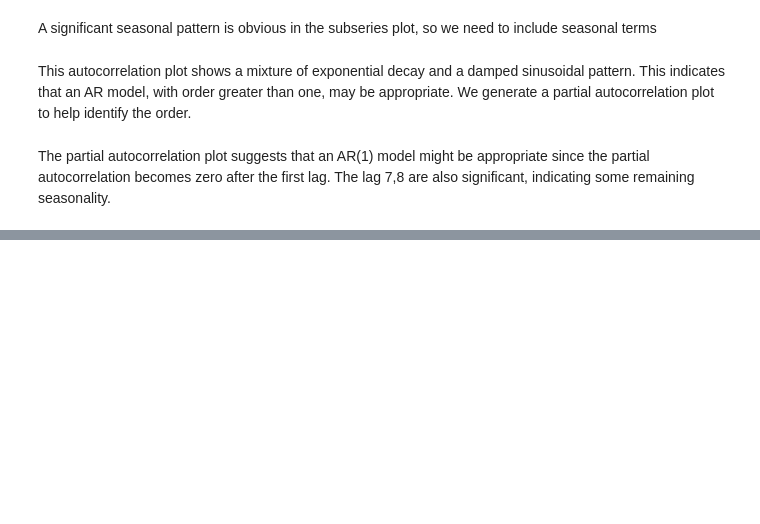
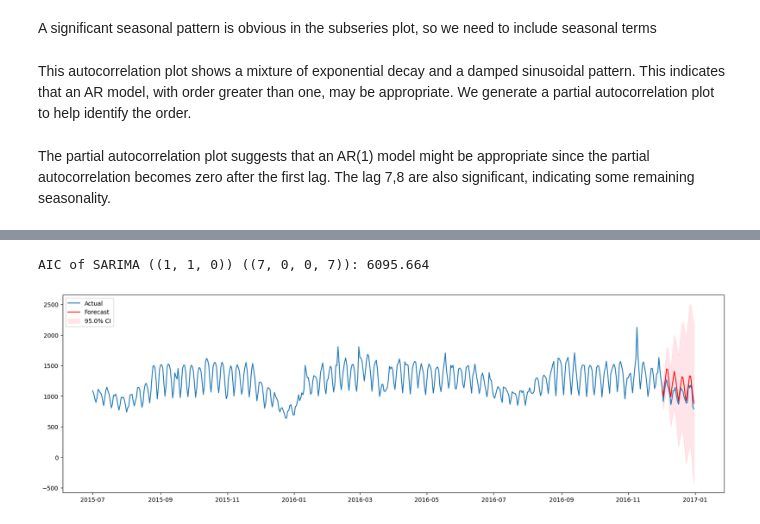
Before and after one commit to waitasecant/tsa, a Jupyter notebook: main2.ipynb, the cells around one changed output, grey strips where cells are left out. Drawn from its saved outputs; the diff is of its cells as text; code cells hidden in the pictures; blank space fills up the shorter version.

```diff
--- a/main2.ipynb
+++ b/main2.ipynb
@@ -365,0 +199,5 @@ plt.show()
+# %%
+forecast(df, 'Views', 30, order=(1,1,0), seasonal_order=(7,0,0,7))
+# %% [output]
+AIC of SARIMA ((1, 1, 0)) ((7, 0, 0, 7)): 6095.664
+[figure, added]
```
Also changed, not shown: parts of 13 cells of this notebook.
